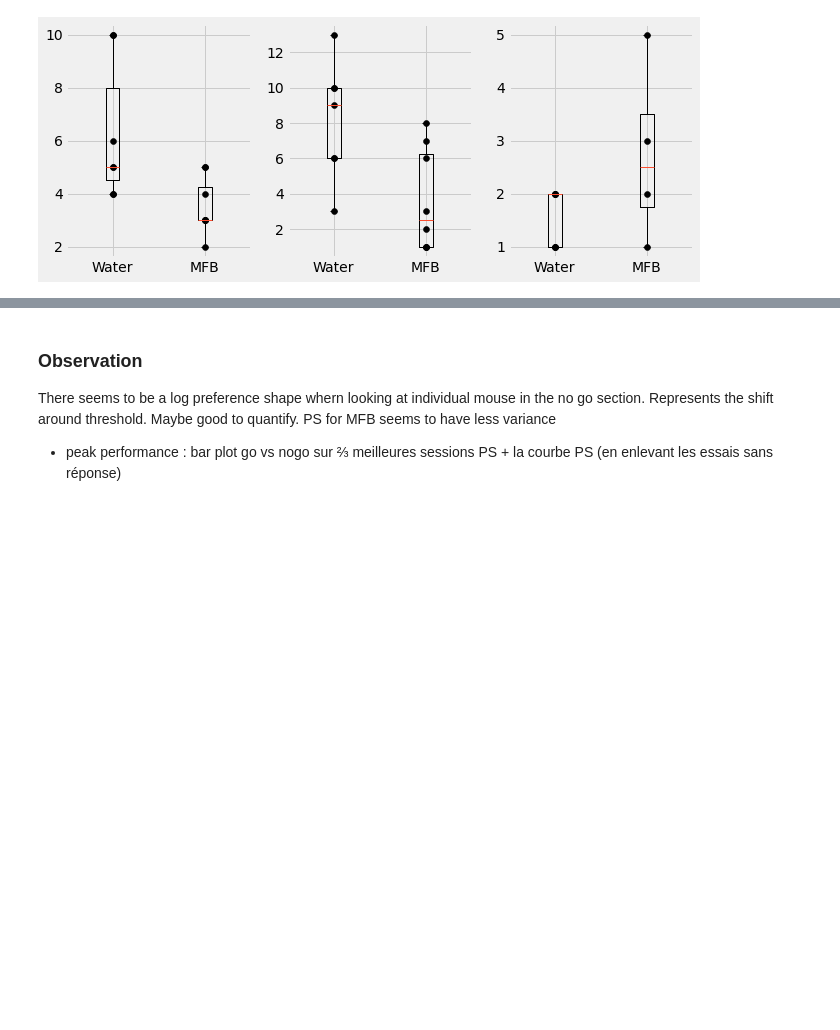
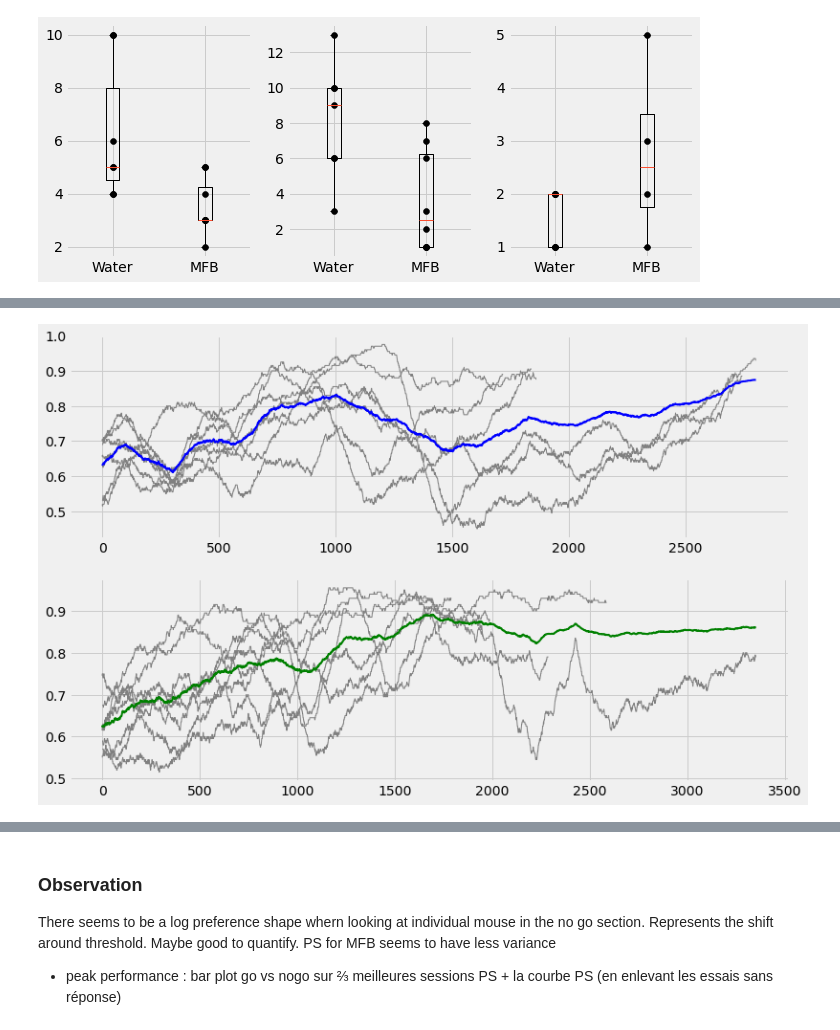
Before and after one commit to AntoninVerdier/Utilities, a Jupyter notebook: Elphy_Analysis/MFB_Figures.ipynb, the cells around one changed output, grey strips where cells are left out. Cells and saved outputs as stored; diff of their text form; code cells hidden in the pictures; blank space fills up the shorter version.

```diff
--- a/Elphy_Analysis/MFB_Figures.ipynb
+++ b/Elphy_Analysis/MFB_Figures.ipynb
@@ -171,0 +175,85 @@ plt.show()
+# %%
+smoothness = 200
+
+####################################### DIS ###########################################
+fig, axs = plt.subplots(2, figsize=(12, 8))
+
+all_convo_water = []
+for mouse in mice_water_dis:
+    files = mouse.elphy
+    tasks = np.concatenate([f.tr_corr for f in files])
+    convo_water = np.convolve(tasks, np.ones(smoothness)/smoothness, mode='valid')
+    all_convo_water.append(convo_water)
+    axs[0].plot(convo_water, color='grey', linewidth=1)
+
+longest_mouse = np.max([len(c) for c in all_convo_water])
+all_convo_water= np.array([np.pad(c, (0, longest_mouse - len(c)), mode='edge') for c in all_convo_water])
+axs[0].plot(np.mean(all_convo_water, axis=0), c='blue', linewidth=2)
+
+all_convo_mfb = []
+for mouse in mice_mfb_dis:
+    all_corrs = np.concatenate(mouse.corrs)
+    convo_mfb = np.convolve(all_corrs, np.ones(smoothness)/smoothness, mode='valid')
+    axs[1].plot(convo_mfb, color='grey', linewidth=1)
+    all_convo_mfb.append(convo_mfb)
+
+longest_mouse = np.max([len(c) for c in all_convo_mfb])
+all_convo_mfb = np.array([np.pad(c, (0, longest_mouse - len(c)), mode='edge') for c in all_convo_mfb])
+axs[1].plot(np.mean(all_convo_mfb, axis=0), c='green', linewidth=2)
+
+plt.show()
+
+####################################### PC ###########################################
+fig, axs = plt.subplots(2, figsize=(12, 8))
+
+all_convo_water = []
+for mouse in mice_water_pc:
+    files = mouse.elphy
+    tasks = np.concatenate([f.tr_corr for f in files])
+    convo_water = np.convolve(tasks, np.ones(smoothness)/smoothness, mode='valid')
+    all_convo_water.append(convo_water)
+    axs[0].plot(convo_water, color='grey', linewidth=1)
+
+longest_mouse = np.max([len(c) for c in all_convo_water])
+all_convo_water= np.array([np.pad(c, (0, longest_mouse - len(c)), mode='edge') for c in all_convo_water])
+axs[0].plot(np.mean(all_convo_water, axis=0), c='blue', linewidth=2)
+
+all_convo_mfb = []
+for mouse in mice_mfb_pc:
+    all_corrs = np.concatenate(mouse.corrs)
+    convo_mfb = np.convolve(all_corrs, np.ones(smoothness)/smoothness, mode='valid')
+    axs[1].plot(convo_mfb, color='grey', linewidth=1)
+    all_convo_mfb.append(convo_mfb)
+
+longest_mouse = np.max([len(c) for c in all_convo_mfb])
+all_convo_mfb = np.array([np.pad(c, (0, longest_mouse - len(c)), mode='edge') for c in all_convo_mfb])
+axs[1].plot(np.mean(all_convo_mfb, axis=0), c='green', linewidth=2)
+plt.show()
+
+####################################### DISC ###########################################
+fig, axs = plt.subplots(2, figsize=(12, 8))
+all_convo_water = []
+for mouse in mice_water_disc:
+    files = mouse.elphy
+    tasks = np.concatenate([f.tr_corr for f in files])
+    convo_water = np.convolve(tasks, np.ones(smoothness)/smoothness, mode='valid')
+    all_convo_water.append(convo_water)
+    axs[0].plot(convo_water, color='grey', linewidth=1)
+
+longest_mouse = np.max([len(c) for c in all_convo_water])
+all_convo_water= np.array([np.pad(c, (0, longest_mouse - len(c)), mode='edge') for c in all_convo_water])
+axs[0].plot(np.mean(all_convo_water, axis=0), c='blue', linewidth=2)
+
+all_convo_mfb = []
+for mouse in mice_mfb_disc:
+    all_corrs = np.concatenate(mouse.corrs)
+    convo_mfb = np.convolve(all_corrs, np.ones(smoothness)/smoothness, mode='valid')
+    axs[1].plot(convo_mfb, color='grey', linewidth=1)
+    all_convo_mfb.append(convo_mfb)
+
+longest_mouse = np.max([len(c) for c in all_convo_mfb])
+all_convo_mfb = np.array([np.pad(c, (0, longest_mouse - len(c)), mode='edge') for c in all_convo_mfb])
+axs[1].plot(np.mean(all_convo_mfb, axis=0), c='green', linewidth=2)
+plt.show()
+# %% [output]
+[figure, added]
```
Also changed, not shown: parts of 5 cells of this notebook.
